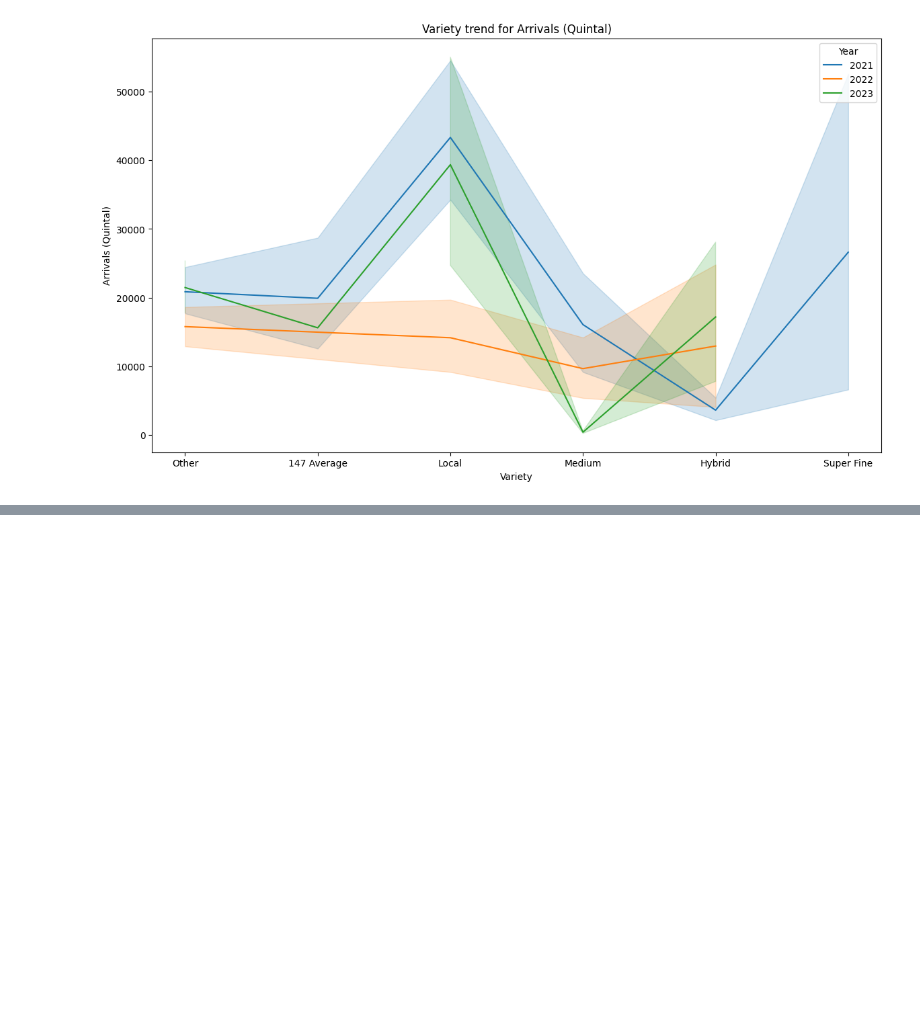
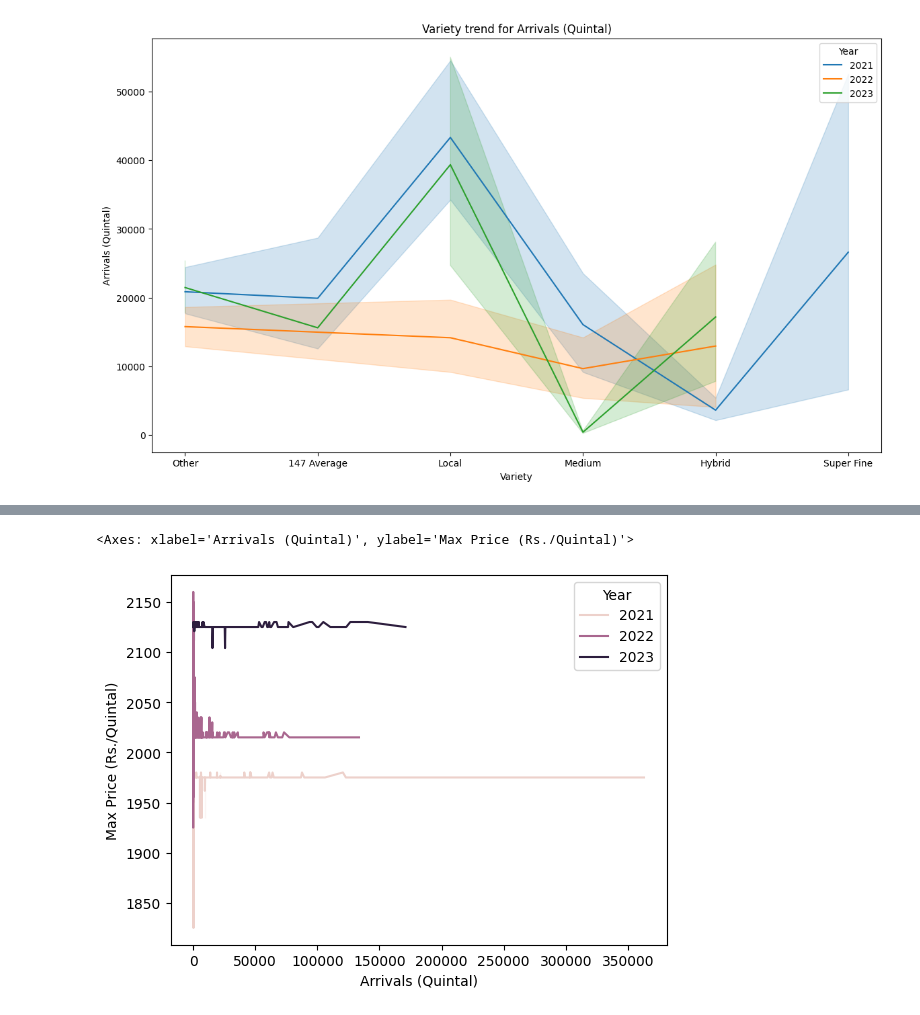
Before and after one commit to akshayerk12/Agri_data_work, a Jupyter notebook: Visualization.ipynb, the cells around one changed output, grey strips where cells are left out. Drawn from its saved outputs; the diff is of its cells as text; code cells hidden in the pictures; blank space fills up the shorter version.

Commit message:
Visualization

```diff
--- a/Visualization.ipynb
+++ b/Visualization.ipynb
@@ -205,0 +215,5 @@ vc.bar_plot_varieties([2021, 2022, 2023], 'Arrivals (Quintal)')
+# %%
+sns.lineplot(x='Arrivals (Quintal)', y='Max Price (Rs./Quintal)', data =df, hue='Year')
+# %% [output]
+<Axes: xlabel='Arrivals (Quintal)', ylabel='Max Price (Rs./Quintal)'>
+[figure, added]
```
Also changed, not shown: parts of 1 cell of this notebook.
